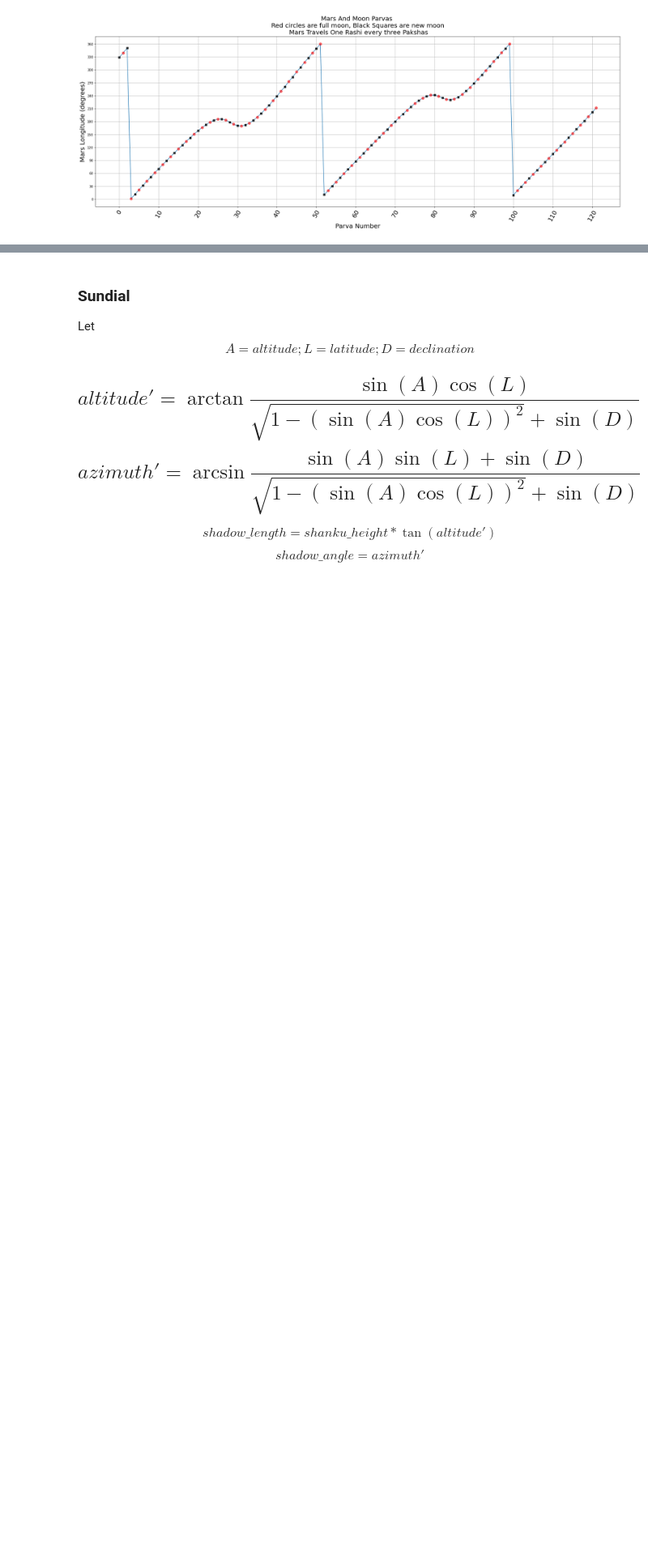
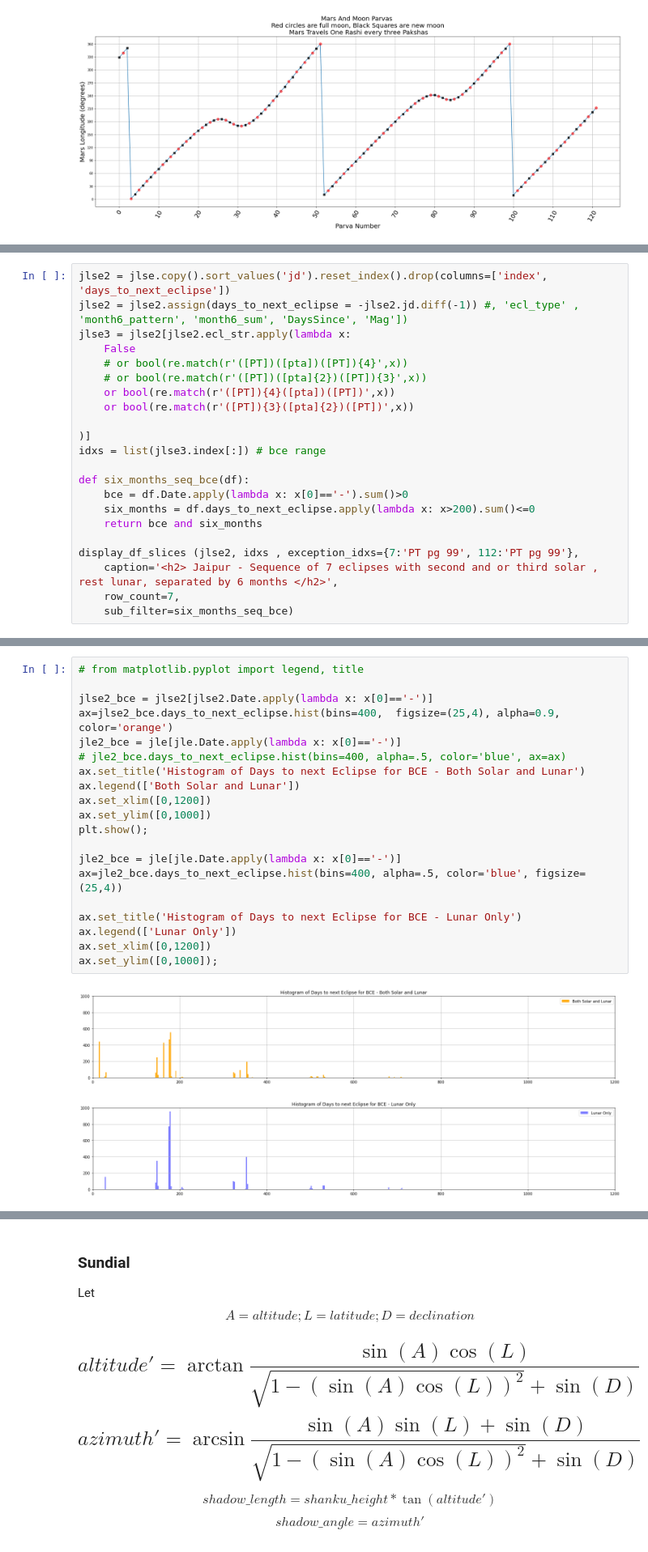
Before and after one commit to suchakr/cahc-utils, a Jupyter notebook: jyotisha/cahc_explore.ipynb, the cells around one changed output, grey strips where cells are left out. Shown at 81% size. Saved outputs shown, nothing was run; the diff lists cells and outputs as text; blank space fills up the shorter version.

```diff
--- a/jyotisha/cahc_explore.ipynb
+++ b/jyotisha/cahc_explore.ipynb
@@ -895,0 +995,22 @@ ax.grid(True)
+# %%
+jlse2 = jlse.copy().sort_values('jd').reset_index().drop(columns=['index', 'days_to_next_eclipse'])
+jlse2 = jlse2.assign(days_to_next_eclipse = -jlse2.jd.diff(-1)) #, 'ecl_type' , 'month6_pattern', 'month6_sum', 'DaysSince', 'Mag'])
+jlse3 = jlse2[jlse2.ecl_str.apply(lambda x:
+    False
+    # or bool(re.match(r'([PT])([pta])([PT]){4}',x))
+    # or bool(re.match(r'([PT])([pta]{2})([PT]){3}',x))
+    or bool(re.match(r'([PT]){4}([pta])([PT])',x))
+    or bool(re.match(r'([PT]){3}([pta]{2})([PT])',x))
+
+)]
+idxs = list(jlse3.index[:]) # bce range
+
+def six_months_seq_bce(df):
+    bce = df.Date.apply(lambda x: x[0]=='-').sum()>0
+    six_months = df.days_to_next_eclipse.apply(lambda x: x>200).sum()<=0
+    return bce and six_months
+
+display_df_slices (jlse2, idxs , exception_idxs={7:'PT pg 99', 112:'PT pg 99'},
+    caption='<h2> Jaipur - Sequence of 7 eclipses with second and or third solar , rest lunar, separated by 6 months </h2>',
+    row_count=7,
+    sub_filter=six_months_seq_bce)
@@ -895,0 +1029,23 @@ ax.grid(True)
+# %%
+# from matplotlib.pyplot import legend, title
+
+jlse2_bce = jlse2[jlse2.Date.apply(lambda x: x[0]=='-')]
+ax=jlse2_bce.days_to_next_eclipse.hist(bins=400,  figsize=(25,4), alpha=0.9, color='orange')
+jle2_bce = jle[jle.Date.apply(lambda x: x[0]=='-')]
+# jle2_bce.days_to_next_eclipse.hist(bins=400, alpha=.5, color='blue', ax=ax)
+ax.set_title('Histogram of Days to next Eclipse for BCE - Both Solar and Lunar')
+ax.legend(['Both Solar and Lunar'])
+ax.set_xlim([0,1200])
+ax.set_ylim([0,1000])
+plt.show();
+
+jle2_bce = jle[jle.Date.apply(lambda x: x[0]=='-')]
+ax=jle2_bce.days_to_next_eclipse.hist(bins=400, alpha=.5, color='blue', figsize=(25,4))
+
+ax.set_title('Histogram of Days to next Eclipse for BCE - Lunar Only')
+ax.legend(['Lunar Only'])
+ax.set_xlim([0,1200])
+ax.set_ylim([0,1000]);
+# %% [output]
+[figure, added]
+[figure, added]
```
Also changed, not shown: parts of 10 cells of this notebook, 39 other files.
